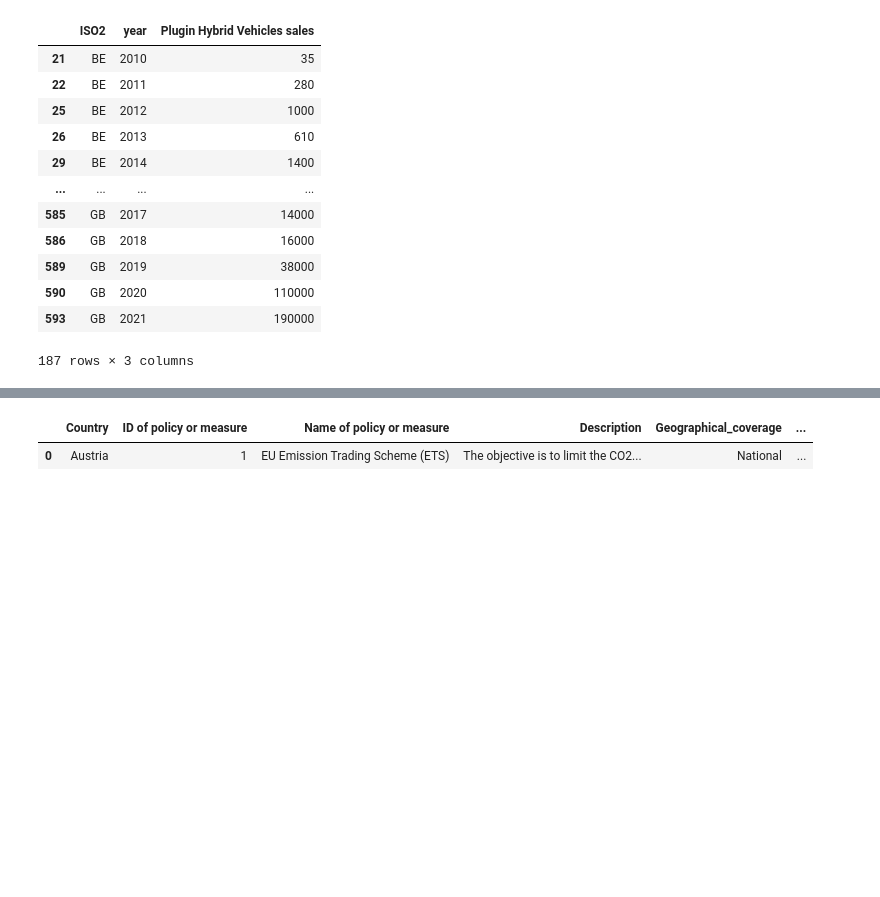
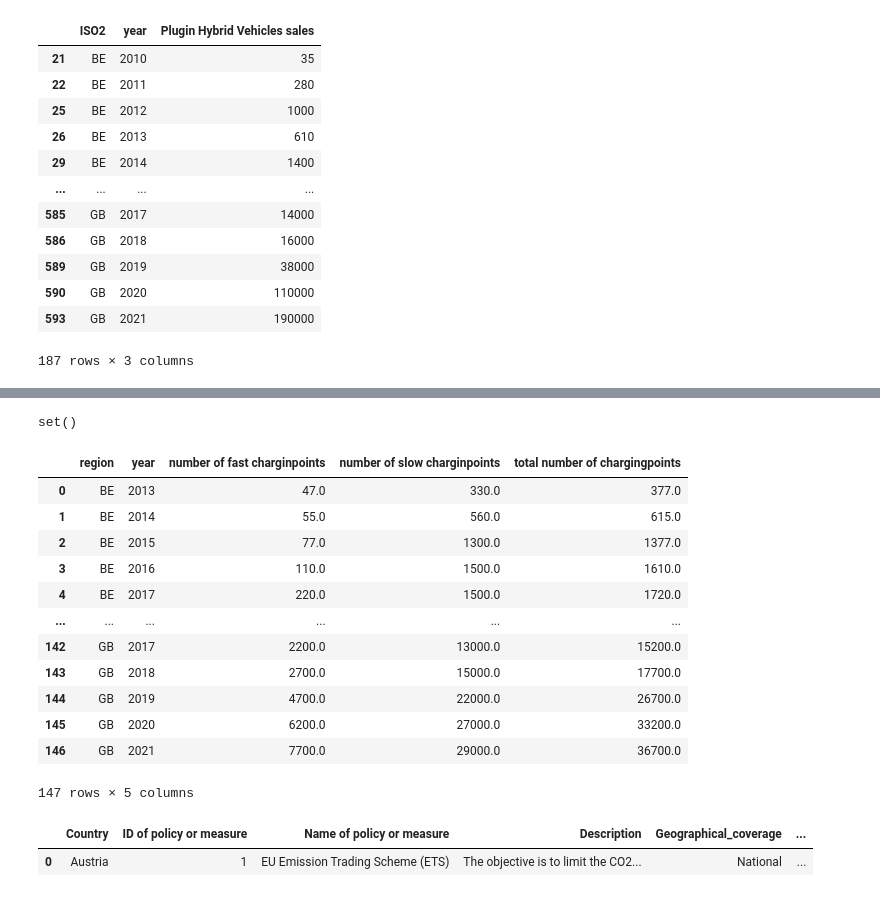
Before and after one commit to TrulsST/VisualAnalytics, a Jupyter notebook: Data_processing.ipynb, the cells around one changed output, grey strips where cells are left out. Drawn from its saved outputs; the diff is of its cells as text; code cells hidden in the pictures; blank space fills up the shorter version.

```diff
--- a/Data_processing.ipynb
+++ b/Data_processing.ipynb
@@ -272,3 +278,51 @@ df_ev_chargingP[df_ev_chargingP['region'] == "Italy"].head()
+# %%
+df_ev_chargingP = pd.read_csv("data/IEA-EV-dataEV charging pointsHistorical.csv")
+
+s = set(df_ev_chargingP['region'].unique())
+s-set(eu_names)
+before = set(eu_names) - s
+
+df_ev_chargingP = df_ev_chargingP[df_ev_chargingP['region'].isin(eu_names)]
+df_ev_chargingP = df_ev_chargingP[['region', 'year', 'powertrain', 'value']]
+df_ev_chargingP_fast = df_ev_chargingP[df_ev_chargingP['powertrain'] == 'Publicly available fast']
+df_ev_chargingP_slow = df_ev_chargingP[df_ev_chargingP['powertrain'] == 'Publicly available slow']
+
+s = set(df_ev_chargingP['region'].unique())
+s-set(eu_names)
+after = set(eu_names) - s
+print(before - after)
+
+df_ev_chargingP = df_ev_chargingP_fast.merge(
+    df_ev_chargingP_slow,
+    left_on = ['region', 'year'],
+    right_on = ['region', 'year'],
+    how = 'inner',
+    suffixes=('_fast', '_slow')
+)
+df_ev_chargingP['total number of chargingpoints'] = df_ev_chargingP['value_fast'] + df_ev_chargingP['value_slow']
+df_ev_chargingP = df_ev_chargingP[['region', 'year', 'value_fast', 'value_slow', 'total number of chargingpoints']]
+df_ev_chargingP['region'].replace(name_iso, inplace = True)
+df_ev_chargingP.rename(
+    columns = {'value_fast': 'number of fast charginpoints',
+               'value_slow' : 'number of slow charginpoints',
+               'region' : },
+                inplace = True)
+df_ev_chargingP
+# %% [output]
+set()
+|  | region | year | number of fast charginpoints | number of slow charginpoints | total number of chargingpoints |
+| 0 | BE | 2013 | 47.0 | 330.0 | 377.0 |
+| 1 | BE | 2014 | 55.0 | 560.0 | 615.0 |
+| 2 | BE | 2015 | 77.0 | 1300.0 | 1377.0 |
+| 3 | BE | 2016 | 110.0 | 1500.0 | 1610.0 |
+| 4 | BE | 2017 | 220.0 | 1500.0 | 1720.0 |
+| ... | ... | ... | ... | ... | ... |
+| 142 | GB | 2017 | 2200.0 | 13000.0 | 15200.0 |
+| 143 | GB | 2018 | 2700.0 | 15000.0 | 17700.0 |
+| 144 | GB | 2019 | 4700.0 | 22000.0 | 26700.0 |
+| 145 | GB | 2020 | 6200.0 | 27000.0 | 33200.0 |
+| 146 | GB | 2021 | 7700.0 | 29000.0 | 36700.0 |
+147 rows × 5 columns
 # %%
 ## EEA Greenhouse Policies by country
 
```
Also changed, not shown: parts of 3 cells of this notebook, 1 other file.
